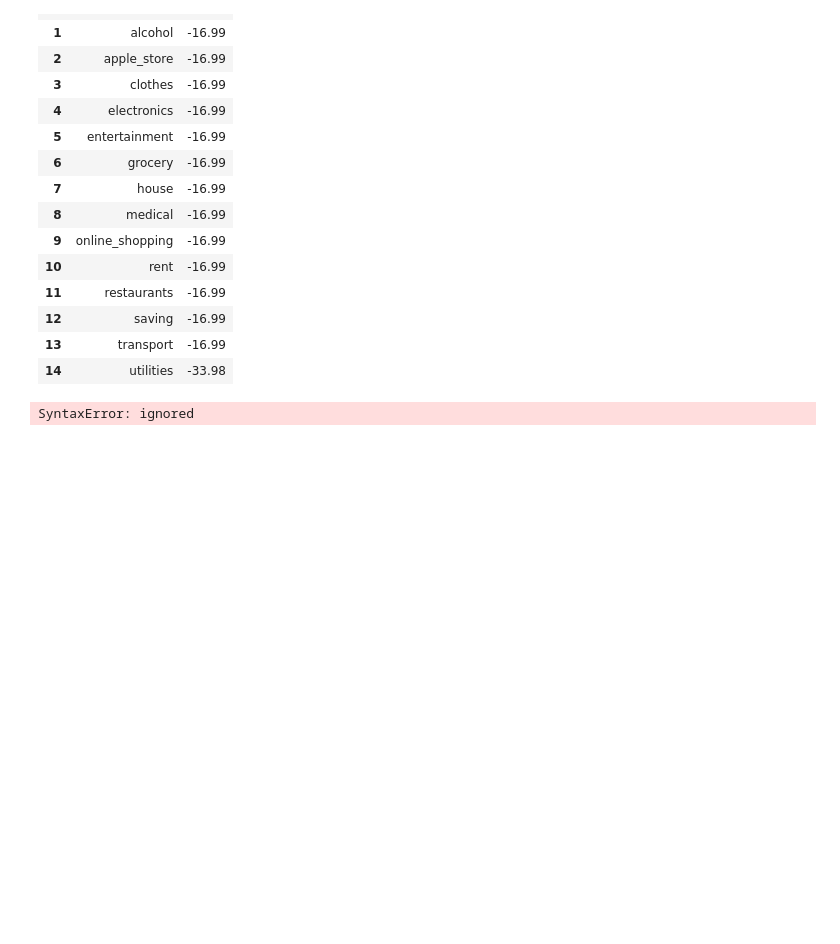
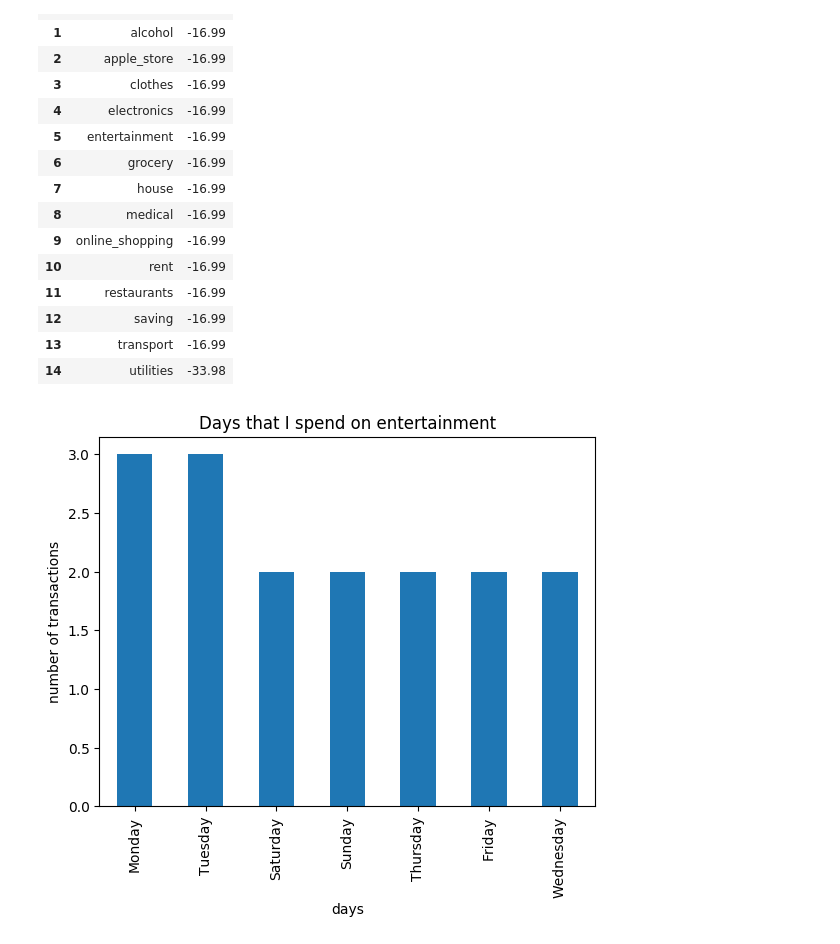
Before and after one commit to Bobrinik/personal-finance, a Jupyter notebook: Finances.ipynb, the cells around one changed output. Saved outputs shown, nothing was run; the diff lists cells and outputs as text; code cells hidden in the pictures; blank space fills up the shorter version.

```diff
--- a/Finances.ipynb
+++ b/Finances.ipynb
@@ -227,20 +227,15 @@ See the caveats in the documentation: http://pandas.pydata.org/pandas-docs/stabl
 # %%
 # What are the days that I spent on entertainment
 import matplotlib.pyplot as plt
 
 
 to_plot = []
-for category, _ in categories:
-  series = monthly_transactions[monthly_transactions.category == category].date_of_transaction.apply(lambda day: calendar.day_name[day.weekday()]).value_counts()
-  if not series.empty:
-    to_plot.append(series)
 
-fig, ax = plt.subplots(len(to_plot))
+series = monthly_transactions[monthly_transactions.category == 'entertainment'].date_of_transaction.apply(lambda day: calendar.day_name[day.weekday()]).value_counts()
 
-for plot_number, series in zip(list(range(0, len(to_plot))), to_plot):
-    ax[plot_number].set_title(category)
-    ax[plot_number].plot(series)
-
-;
+serie.plot(kind='bar')
+plt.xlabel('days')
+plt.ylabel('number of transactions')
+plt.title('Days that I spend on entertainment');
 # %% [output]
-SyntaxError: ignored
+[figure, added]
```
Also changed, not shown: parts of 2 cells of this notebook.
